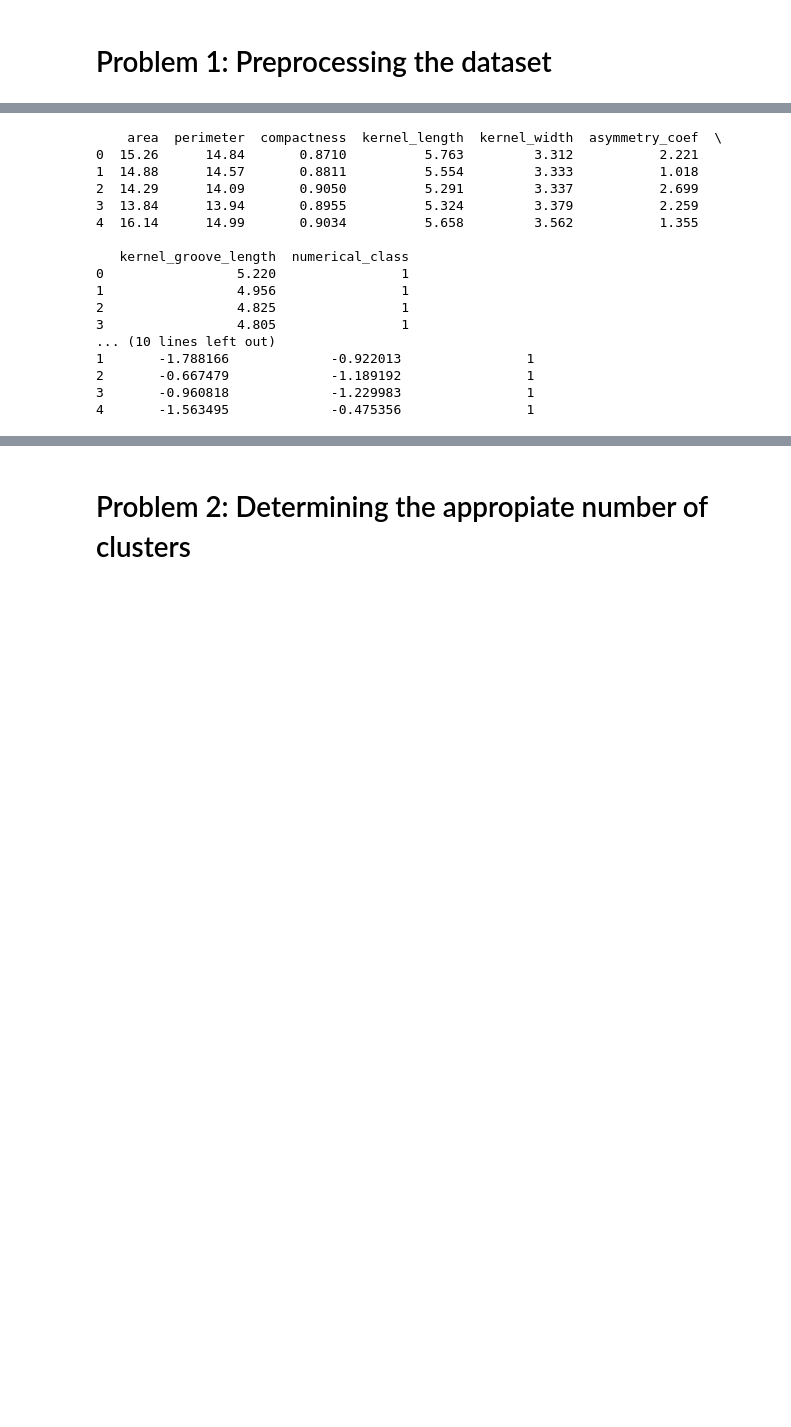
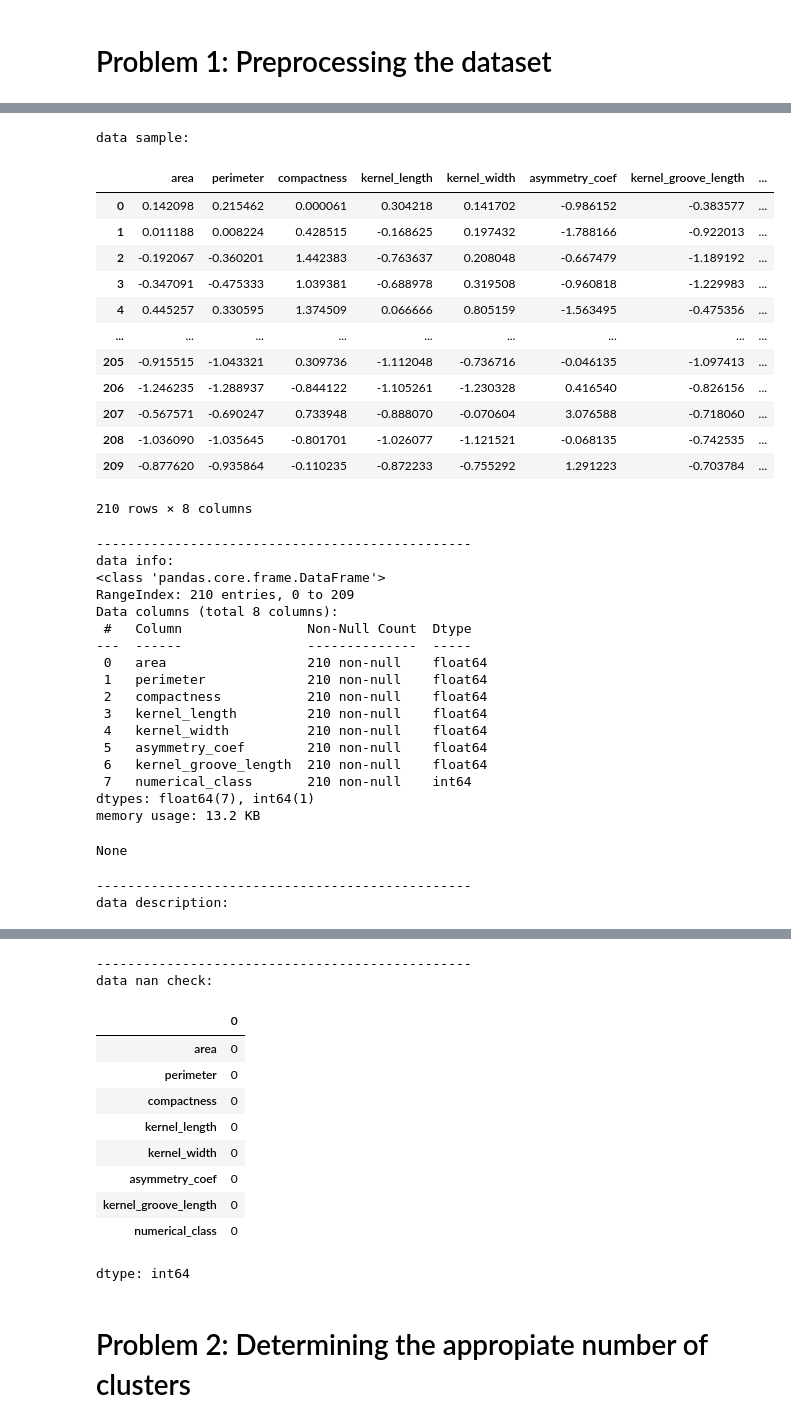
Before and after one commit to xvxnoah/wheet_clustering, a Jupyter notebook: wheet_analysis.ipynb, the cells around one changed output, grey strips where cells are left out. Drawn from its saved outputs; the diff is of its cells as text; code cells hidden in the pictures; blank space fills up the shorter version.

```diff
--- a/wheet_analysis.ipynb
+++ b/wheet_analysis.ipynb
@@ -19,36 +141,45 @@ from itertools import permutations
 # %%
-col_names = ['area', 'perimeter', 'compactness', 'kernel_length', 'kernel_width',
-             'asymmetry_coef', 'kernel_groove_length', 'numerical_class']
-
-df = pd.read_table('seeds.tsv', header=None, names=col_names)
-
-print(df.head())
-
 # Normalize the features using Z-score normalization
 scaler = StandardScaler()
-features = df.drop('numerical_class', axis=1) # Drop numerical_class, we don't want to scale labels
+features = df.drop(label_col, axis=1) # Drop numerical_class, we don't want to scale labels
 scaled_features = scaler.fit_transform(features)
 
 # Create a new DataFrame with the scaled features
 df_scaled = pd.DataFrame(scaled_features, columns=features.columns)
-df_scaled['numerical_class'] = df['numerical_class']
-
-print(df_scaled.head())
+df_scaled[label_col] = df[label_col]
+data_explorer(df_scaled)
 # %% [output]
-    area  perimeter  compactness  kernel_length  kernel_width  asymmetry_coef  \
-0  15.26      14.84       0.8710          5.763         3.312           2.221
-1  14.88      14.57       0.8811          5.554         3.333           1.018
-2  14.29      14.09       0.9050          5.291         3.337           2.699
-3  13.84      13.94       0.8955          5.324         3.379           2.259
-4  16.14      14.99       0.9034          5.658         3.562           1.355
-
-   kernel_groove_length  numerical_class
-0                 5.220                1
-1                 4.956                1
-2                 4.825                1
-3                 4.805                1
-... (10 lines left out)
-1       -1.788166             -0.922013                1
-2       -0.667479             -1.189192                1
-3       -0.960818             -1.229983                1
-4       -1.563495             -0.475356                1
+data sample:
+|  | area | perimeter | compactness | kernel_length | kernel_width | asymmetry_coef | kernel_groove_length | ... |
+| 0 | 0.142098 | 0.215462 | 0.000061 | 0.304218 | 0.141702 | -0.986152 | -0.383577 | ... |
+| 1 | 0.011188 | 0.008224 | 0.428515 | -0.168625 | 0.197432 | -1.788166 | -0.922013 | ... |
+| 2 | -0.192067 | -0.360201 | 1.442383 | -0.763637 | 0.208048 | -0.667479 | -1.189192 | ... |
+| 3 | -0.347091 | -0.475333 | 1.039381 | -0.688978 | 0.319508 | -0.960818 | -1.229983 | ... |
+| 4 | 0.445257 | 0.330595 | 1.374509 | 0.066666 | 0.805159 | -1.563495 | -0.475356 | ... |
+| ... | ... | ... | ... | ... | ... | ... | ... | ... |
+| 205 | -0.915515 | -1.043321 | 0.309736 | -1.112048 | -0.736716 | -0.046135 | -1.097413 | ... |
+| 206 | -1.246235 | -1.288937 | -0.844122 | -1.105261 | -1.230328 | 0.416540 | -0.826156 | ... |
+| 207 | -0.567571 | -0.690247 | 0.733948 | -0.888070 | -0.070604 | 3.076588 | -0.718060 | ... |
+| 208 | -1.036090 | -1.035645 | -0.801701 | -1.026077 | -1.121521 | -0.068135 | -0.742535 | ... |
+| 209 | -0.877620 | -0.935864 | -0.110235 | -0.872233 | -0.755292 | 1.291223 | -0.703784 | ... |
+210 rows × 8 columns
+------------------------------------------------
+data info:
+<class 'pandas.core.frame.DataFrame'>
+RangeIndex: 210 entries, 0 to 209
+Data columns (total 8 columns):
+ #   Column                Non-Null Count  Dtype
+---  ------                --------------  -----
+ 0   area                  210 non-null    float64
+ 1   perimeter             210 non-null    float64
+ 2   compactness           210 non-null    float64
+ 3   kernel_length         210 non-null    float64
+ 4   kernel_width          210 non-null    float64
+ 5   asymmetry_coef        210 non-null    float64
+ 6   kernel_groove_length  210 non-null    float64
+ 7   numerical_class       210 non-null    int64
+dtypes: float64(7), int64(1)
+memory usage: 13.2 KB
+None
+------------------------------------------------
+data description:
@@ -55,3 +195,15 @@ print(df_scaled.head())
+------------------------------------------------
+data nan check:
+|  | 0 |
+| area | 0 |
+| perimeter | 0 |
+| compactness | 0 |
+| kernel_length | 0 |
+| kernel_width | 0 |
+| asymmetry_coef | 0 |
+| kernel_groove_length | 0 |
+| numerical_class | 0 |
+dtype: int64
 # %% [markdown]
 # Problem 2: Determining the appropiate number of clusters
 # %%
```
Also changed, not shown: parts of 13 cells of this notebook.
